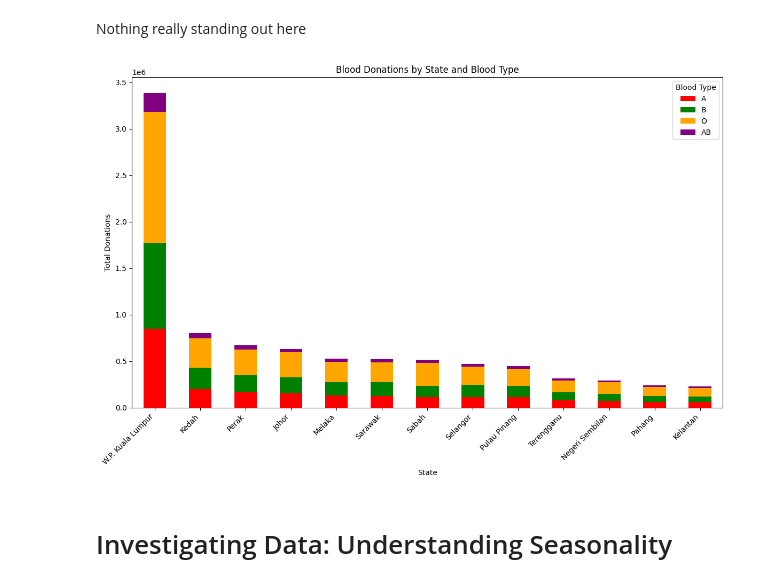
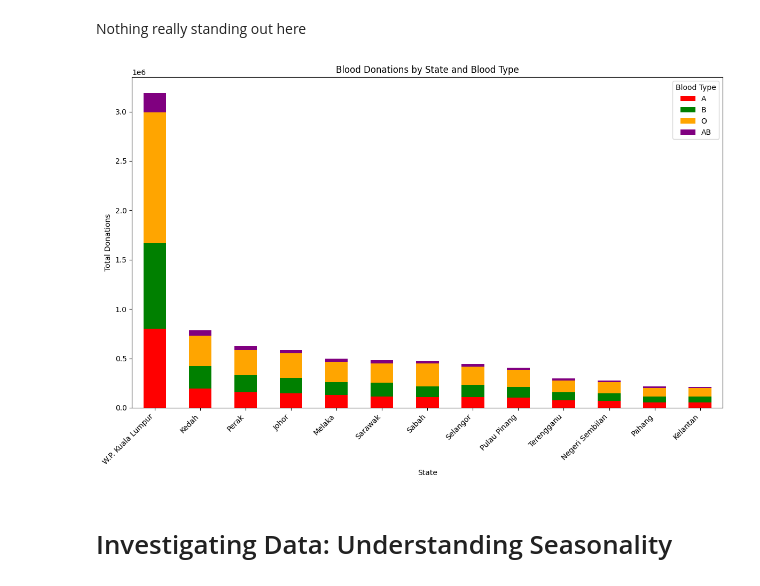
Before and after one commit to jasperschroeder/MalaysiaBloodDonations, a Jupyter notebook: 1_Exploratory_Data_Analysis.ipynb, the cells around one changed output. Drawn from its saved outputs; the diff is of its cells as text; code cells hidden in the pictures.

```diff
--- a/1_Exploratory_Data_Analysis.ipynb
+++ b/1_Exploratory_Data_Analysis.ipynb
@@ -7,7 +8,7 @@ import matplotlib.pyplot as plt
 # %%
-URL_DATA = 'https://storage.data.gov.my/healthcare/blood_donations_state.parquet'
-df = download_data(URL_DATA)
-df.head()
+
+df = download_data(constants.URL_DATA)
+df.head(5)
 # %% [output]
 shape: (5, 4)
 | date | state | blood_type | donations |
@@ -155,0 +152,3 @@ shape: (7_070, 6)
+# %%
+df_all = df_all[:int(df_all.height * (constants.TRAIN_FRAC + constants.VAL_FRAC))]
+df_all
@@ -233,6 +253,8 @@ Some interesting facts we can already tell from here:
 - Across all blood types and overall, we see already an increasing trend
 - We see some seasonality, some ups and downs
 - Blood type O is always highest, whereas AB is always lower (which makes sense given the prevalence)
+# %%
+analysis_df = df.filter(df['date'] <= df_all['date'].max())
 # %%
 # Correlation matrices
 corr_a_b = []
@@ -334,39 +356,39 @@ plt.show()
 Nothing really standing out here
 # %%
 # Group data by state and sum donations for each blood type
-grouped_state = df.group_by("state").agg([
+grouped_state = analysis_df.group_by("state").agg([
     pl.col("a").sum().alias("A"),
     pl.col("b").sum().alias("B"),
     pl.col("o").sum().alias("O"),
     pl.col("ab").sum().alias("AB")
 ])
 
 # Convert to pandas for easier plotting
 grouped_state_pd = grouped_state.to_pandas()
 
 # Add a column for total donations across all blood types
 grouped_state_pd["Total"] = grouped_state_pd[["A", "B", "O", "AB"]].sum(axis=1)
 
 # Sort the DataFrame by the total donations in descending order
 grouped_state_pd = grouped_state_pd.sort_values(by="Total", ascending=False).drop(columns='Total')
 
 # Plot a stacked bar chart
 grouped_state_pd.set_index("state").plot(
     kind="bar",
     stacked=True,
     figsize=(12, 8),
     color=["red", "green", "orange", "purple"]
 )
 
 plt.title("Blood Donations by State and Blood Type")
 plt.xlabel("State")
 plt.ylabel("Total Donations")
 plt.xticks(rotation=45, ha="right")
 plt.legend(title="Blood Type")
 plt.tight_layout()
 plt.show()
 # %% [output]
-[figure, old version]
+[figure, new version]
 # %% [markdown]
 # Investigating Data: Understanding Seasonality
 # %%
```
Also changed, not shown: parts of 28 cells of this notebook, 4 other files.
